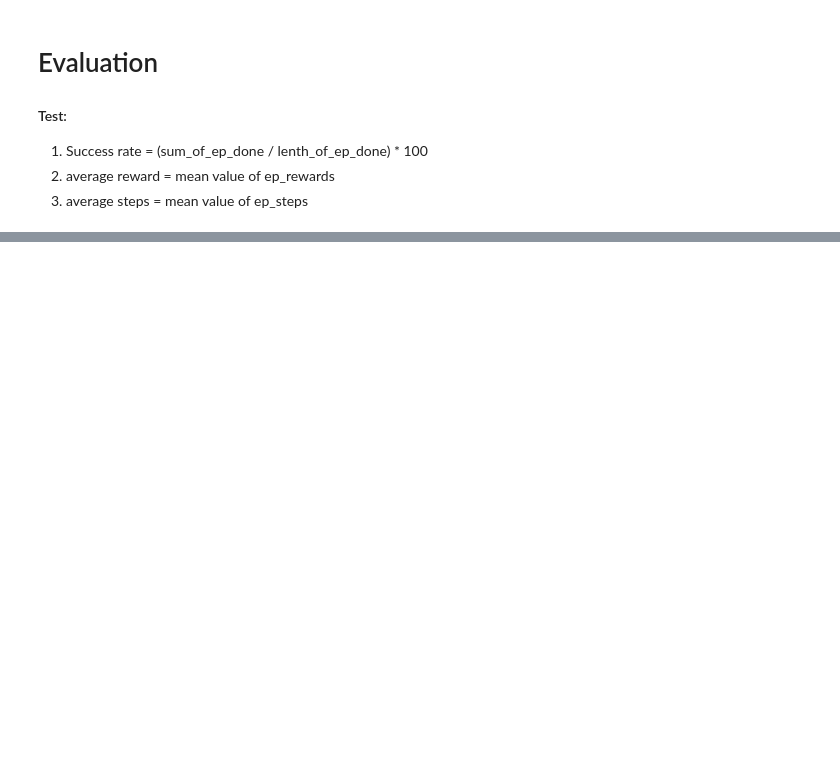
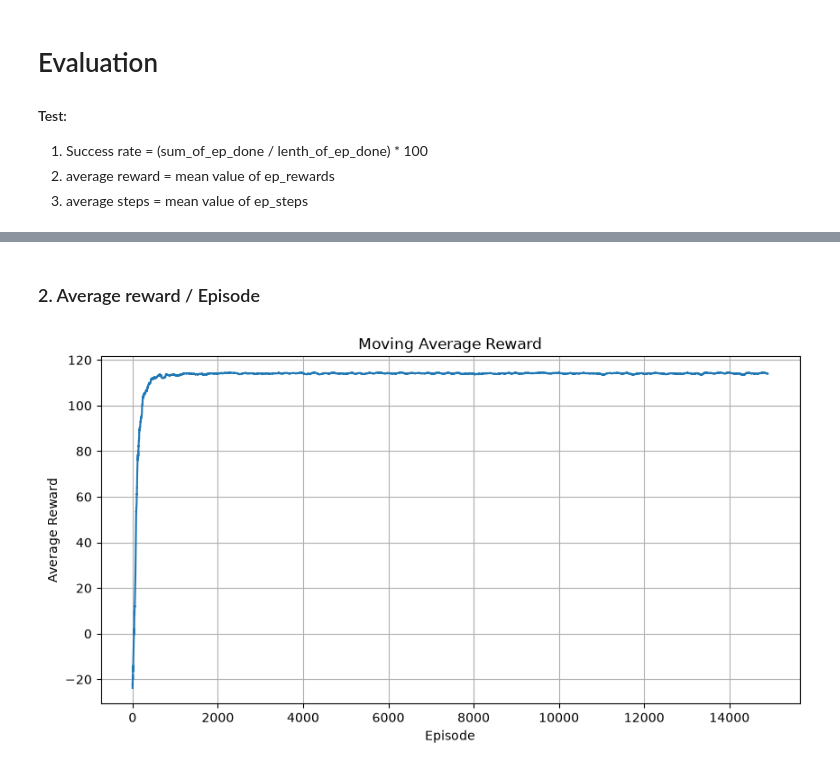
Before and after one commit to sajib1619/Tabular-Q-Learning, a Jupyter notebook: Q-Learning_Single_Agent.ipynb, the cells around one changed output, grey strips where cells are left out. Cells and saved outputs as stored; diff of their text form; code cells hidden in the pictures; blank space fills up the shorter version.

```diff
--- a/Q-Learning_Single_Agent.ipynb
+++ b/Q-Learning_Single_Agent.ipynb
@@ -535,0 +569,20 @@ Average Steps : 6.73
+# %% [markdown]
+### 2. Average reward / Episode
+# %%
+window = 100
+
+moving_average = []
+
+for i in range(len(states.ep_rewards) - window + 1):
+    average = np.mean(states.ep_rewards[i:i + window])
+    moving_average.append(average)
+
+#Average reward/Episode graph
+visualize(
+    moving_average,
+    "Moving Average Reward",
+    "Episode",
+    "Average Reward"
+)
+# %% [output]
+[figure, added]
```
Also changed, not shown: parts of 11 cells of this notebook.
